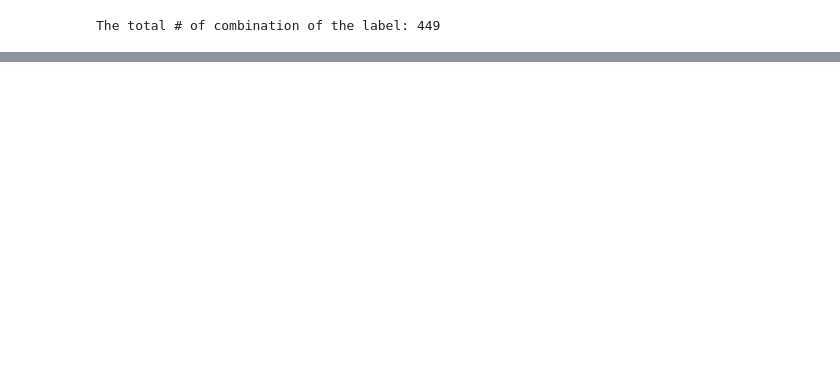
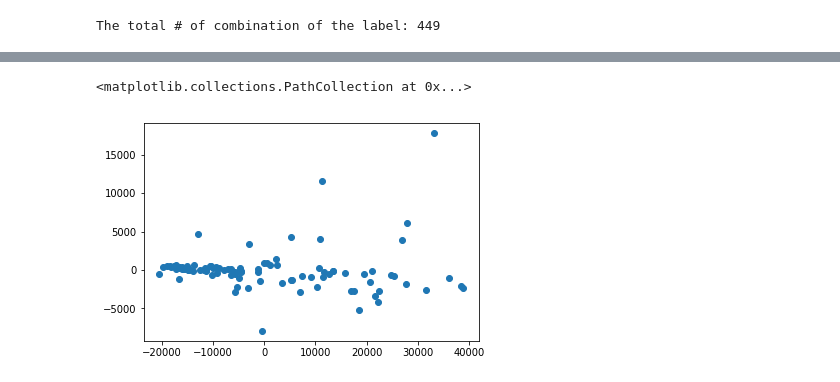
Before and after one commit to SherryJYC/UCB-ImageProject, a Jupyter notebook: imageProject.ipynb, the cells around one changed output, grey strips where cells are left out. Cells and saved outputs as stored; diff of their text form; code cells hidden in the pictures; blank space fills up the shorter version.

```diff
--- a/imageProject.ipynb
+++ b/imageProject.ipynb
@@ -113,0 +128,8 @@ The total # of combination of the label: 449
+# %%
+#y = df_train.values[1:]
+#print (y)
+plt.scatter(imagePca[:,0],imagePca[:,1])
+#plt.colorbar()
+# %% [output]
+<matplotlib.collections.PathCollection at 0x...>
+[figure, added]
```
Also changed, not shown: parts of 8 cells of this notebook.
